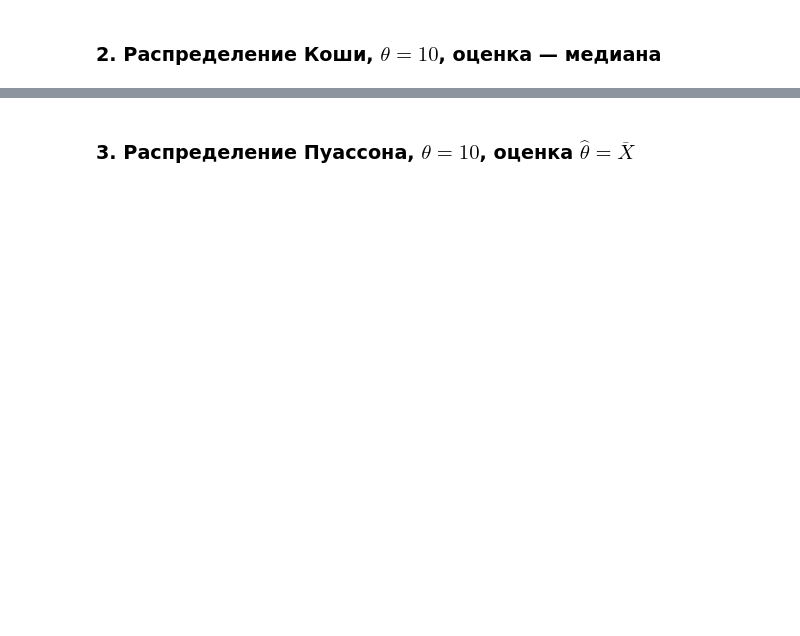
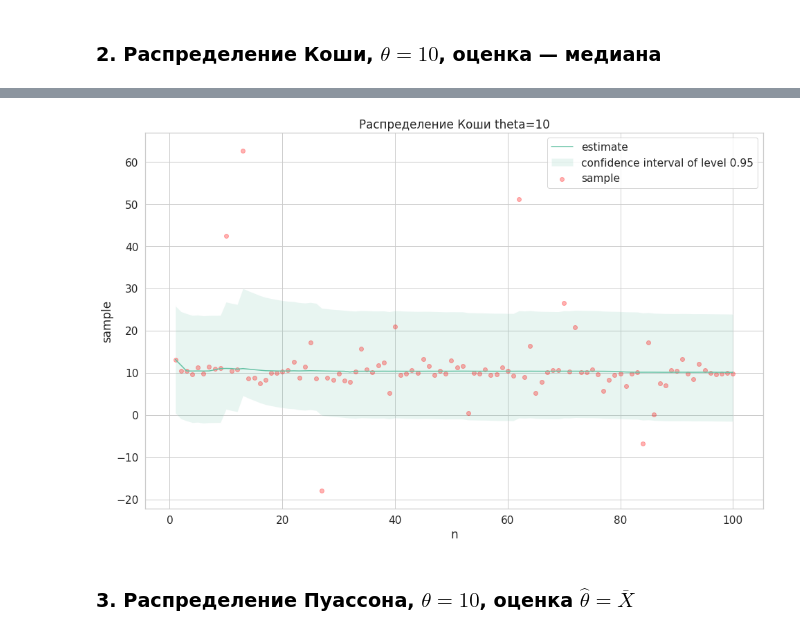
Before and after one commit to archie230/matstat_prac, a Jupyter notebook: Task4/hw4.ipynb, the cells around one changed output, grey strips where cells are left out. Drawn from its saved outputs; the diff is of its cells as text; code cells hidden in the pictures; blank space fills up the shorter version.

```diff
--- a/Task4/hw4.ipynb
+++ b/Task4/hw4.ipynb
@@ -62,2 +111,17 @@ sns.set(font_scale=1.4, style='whitegrid', palette='Set2')
+# %%
+# YOUR CODE GOES HERE
+def cauchy_CI(sample):
+    left = sample.mean() - sps.cauchy().ppf((1+gamma)/2)
+    right = sample.mean() - sps.cauchy().ppf((1-gamma)/2)
+
+    return [left, right]
+
+cauchy_sample = sps.cauchy(loc=10).rvs(size=N)
+cauchy_estimates = np.array([np.median(cauchy_sample[:i]) for i in n])
+cauchy_CI = np.array([cauchy_CI(cauchy_sample[:i]) for i in n])
+
+draw_confidence_interval(cauchy_sample, cauchy_estimates, cauchy_CI, "Распределение Коши theta=10")
+# %% [output]
+[figure, added]
 # %% [markdown]
 ### 3. Распределение Пуассона, $\theta = 10$, оценка $\widehat{\theta} = \overline{X}$
```
Also changed, not shown: parts of 13 cells of this notebook.
